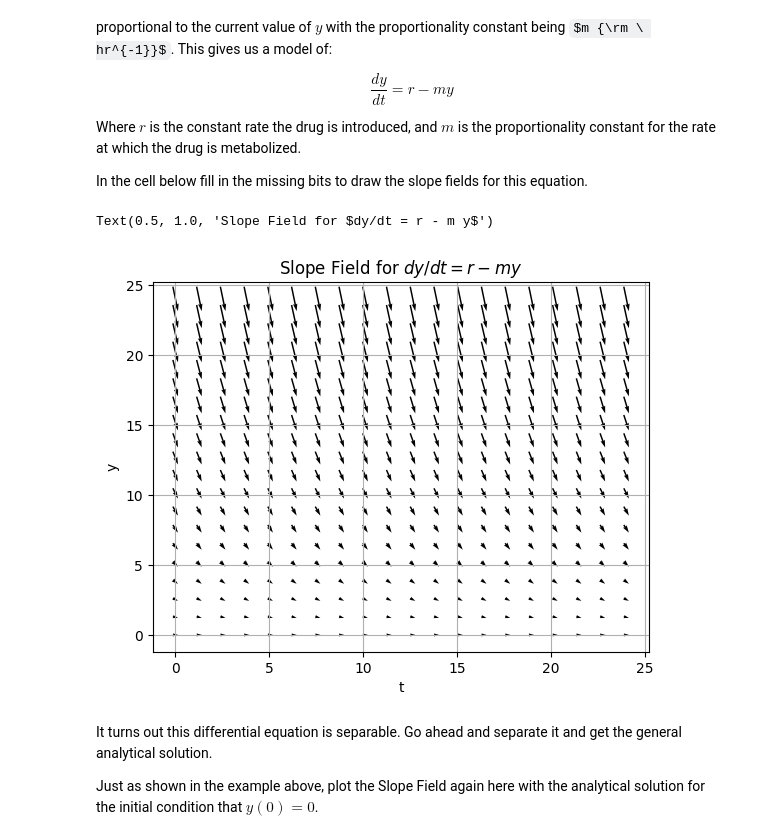
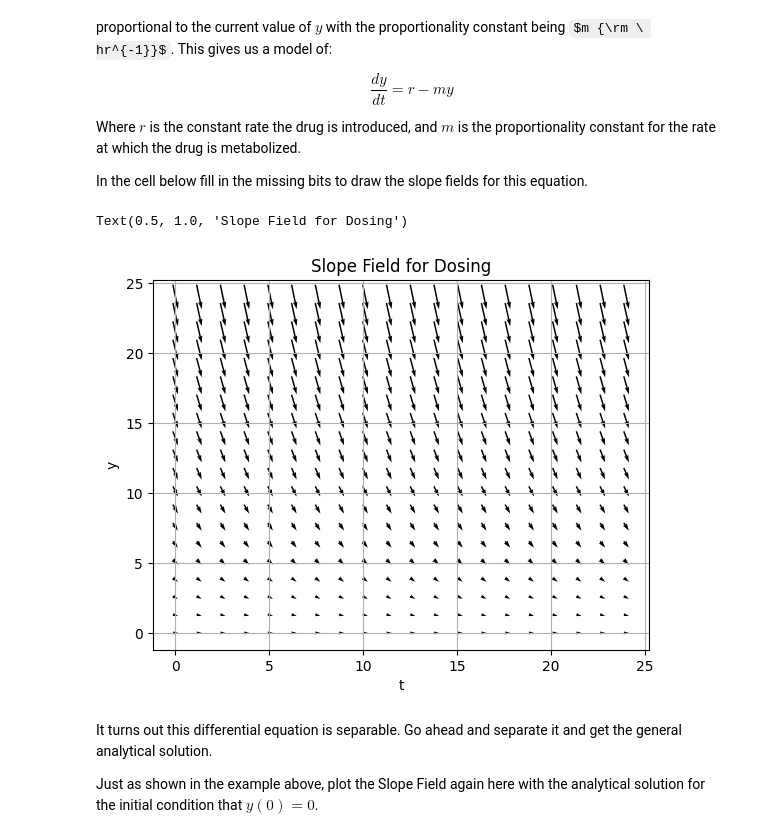
Before and after one commit to 201820-SWEN-230/MATH-330-Activities, a Jupyter notebook: Activity1_SlopeFields.ipynb, the cells around one changed output. Saved outputs shown, nothing was run; the diff lists cells and outputs as text; code cells hidden in the pictures; some formulas as TeX source.

```diff
--- a/Activity1_SlopeFields.ipynb
+++ b/Activity1_SlopeFields.ipynb
@@ -264,27 +264,27 @@ In the cell below fill in the missing bits to draw the slope fields for this equ
 # %%
 #
 # See the expression for "v=..." below. Change it to match the differential equation above.
 #
 
 r = 4
 m = .2
 
 tdomain = np.linspace(0,24,20)
 ydomain = np.linspace(0,24,20)
 
 t,y = np.meshgrid(tdomain, ydomain)
 
 u = 1     # you can leave the x component as 1. Then the y component is dy/dt
 v = -y/5  # this is the old equation, replace this with the correct equation for this problem
 
 plt.quiver(t,y,u,v,pivot='mid')
 plt.grid()
 plt.xlabel("t")
 plt.ylabel("y")
-plt.title("Slope Field for $dy/dt = r - m y$")
+plt.title("Slope Field for Dosing")
 # %% [output]
-Text(0.5, 1.0, 'Slope Field for $dy/dt = r - m y$')
+Text(0.5, 1.0, 'Slope Field for Dosing')
-[figure, old version]
+[figure, new version]
 # %% [markdown]
 It turns out this differential equation is separable. Go ahead and separate it and get the general analytical solution.
 
```
Also changed, not shown: parts of 1 cell of this notebook.
